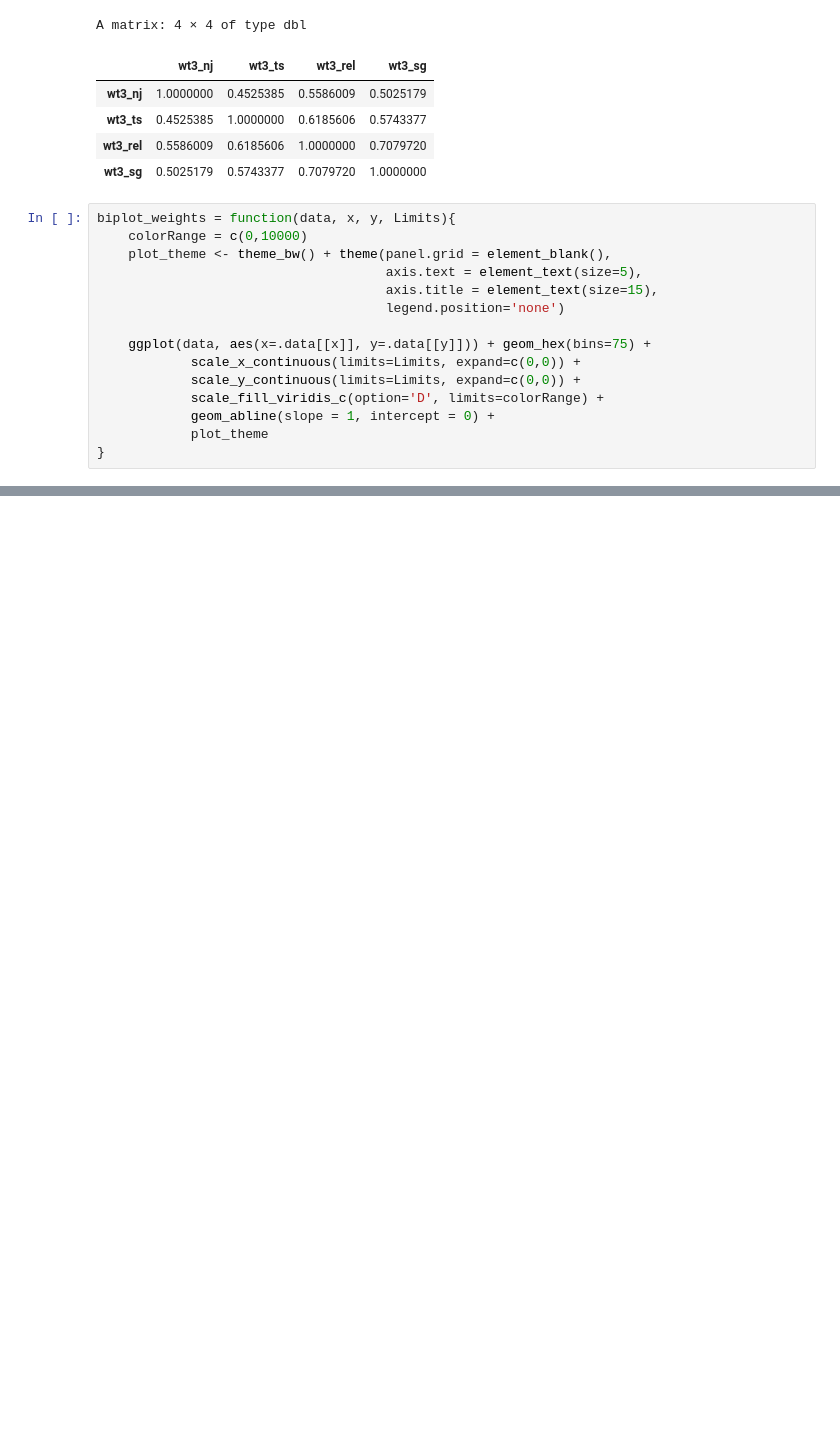
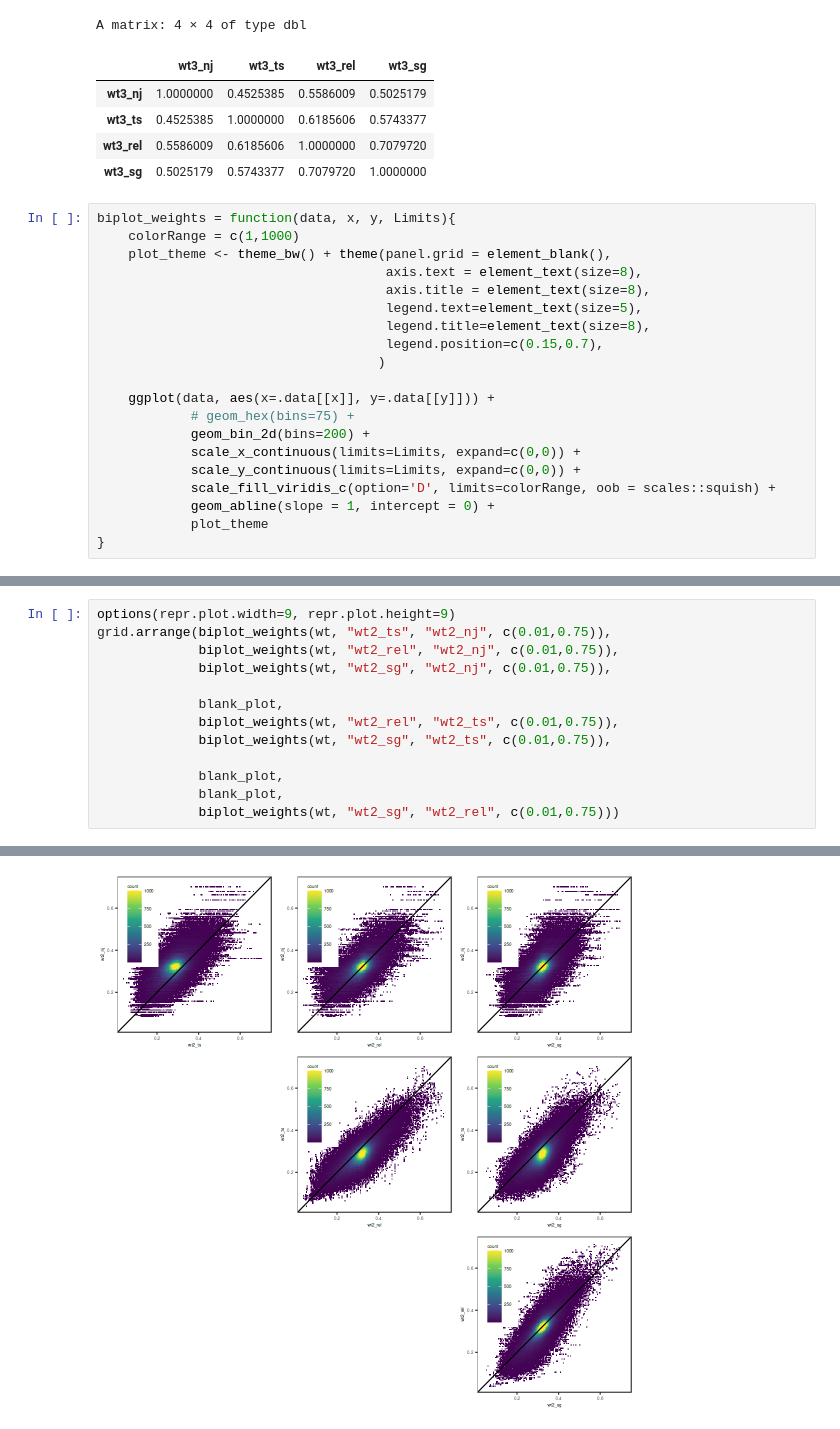
Before and after one commit to arka-pal/snapdragon-replicateHZ, a Jupyter notebook: twisst/comparison/twisstPlots_comparison.R.ipynb, the cells around one changed output, grey strips where cells are left out. Cells and saved outputs as stored; diff of their text form; blank space fills up the shorter version.

```diff
--- a/twisst/comparison/twisstPlots_comparison.R.ipynb
+++ b/twisst/comparison/twisstPlots_comparison.R.ipynb
@@ -450,16 +490,21 @@ A matrix: 4 × 4 of type dbl
 | wt3_sg | 0.5025179 | 0.5743377 | 0.7079720 | 1.0000000 |
 # %%
 biplot_weights = function(data, x, y, Limits){
-    colorRange = c(0,10000)
+    colorRange = c(1,1000)
     plot_theme <- theme_bw() + theme(panel.grid = element_blank(),
-                                     axis.text = element_text(size=5),
-                                     axis.title = element_text(size=15),
-                                     legend.position='none')
+                                     axis.text = element_text(size=8),
+                                     axis.title = element_text(size=8),
+                                     legend.text=element_text(size=5),
+                                     legend.title=element_text(size=8),
+                                     legend.position=c(0.15,0.7),
+                                    )
 
-    ggplot(data, aes(x=.data[[x]], y=.data[[y]])) + geom_hex(bins=75) +
+    ggplot(data, aes(x=.data[[x]], y=.data[[y]])) +
+            # geom_hex(bins=75) +
+            geom_bin_2d(bins=200) +
             scale_x_continuous(limits=Limits, expand=c(0,0)) +
             scale_y_continuous(limits=Limits, expand=c(0,0)) +
-            scale_fill_viridis_c(option='D', limits=colorRange) +
+            scale_fill_viridis_c(option='D', limits=colorRange, oob = scales::squish) +
             geom_abline(slope = 1, intercept = 0) +
             plot_theme
 }
@@ -808,0 +511,14 @@ Warning message in xy.coords(x, y, xlabel, ylabel, log):
+# %%
+options(repr.plot.width=9, repr.plot.height=9)
+grid.arrange(biplot_weights(wt, "wt2_ts", "wt2_nj", c(0.01,0.75)),
+             biplot_weights(wt, "wt2_rel", "wt2_nj", c(0.01,0.75)),
+             biplot_weights(wt, "wt2_sg", "wt2_nj", c(0.01,0.75)),
+
+             blank_plot,
+             biplot_weights(wt, "wt2_rel", "wt2_ts", c(0.01,0.75)),
+             biplot_weights(wt, "wt2_sg", "wt2_ts", c(0.01,0.75)),
+
+             blank_plot,
+             blank_plot,
+             biplot_weights(wt, "wt2_sg", "wt2_rel", c(0.01,0.75)))
+# %% [output]
@@ -808,0 +535 @@ Warning message in xy.coords(x, y, xlabel, ylabel, log):
+[figure, added]
```
Also changed, not shown: parts of 24 cells of this notebook, 1 other file.
